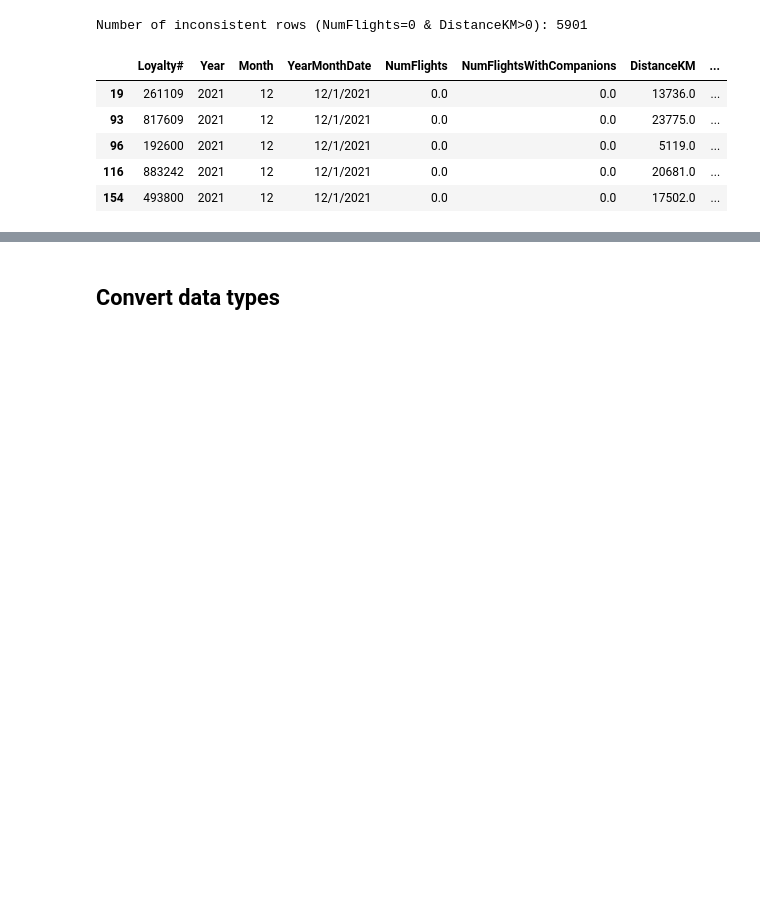
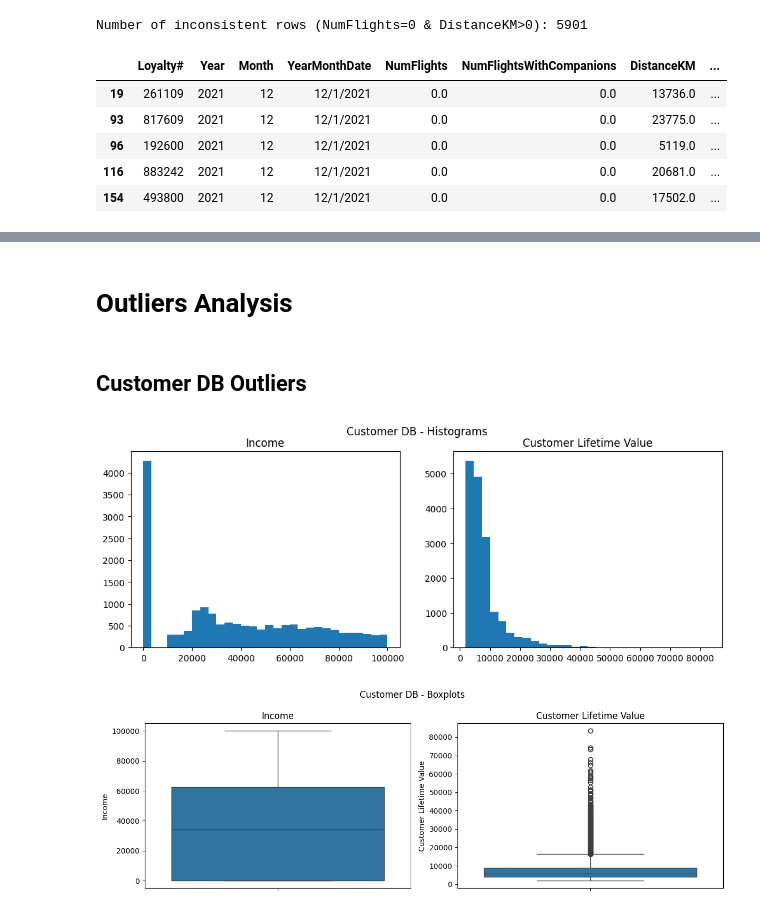
Before and after one commit to lucasdmcax/data_mining, a Jupyter notebook: Group20_EDA_Code.ipynb, the cells around one changed output, grey strips where cells are left out. Drawn from its saved outputs; the diff is of its cells as text; code cells hidden in the pictures; blank space fills up the shorter version.

```diff
--- a/Group20_EDA_Code.ipynb
+++ b/Group20_EDA_Code.ipynb
@@ -253,9 +107,0 @@ plt.show()
-# %%
-fig, axes = plt.subplots(2, 3, figsize=(20, 8), constrained_layout=True)
-
-for ax, feat in zip(axes.flatten(), numeric_features):
-    ax.hist(flights_db[feat].dropna(), bins=20)
-    ax.set_title(feat, y=-0.13)
-
-plt.suptitle("Flights DB — Histograms")
-plt.show()
@@ -364,11 +145,0 @@ plt.show()
-# %%
-#checking boxplot
-fig, axes = plt.subplots(2, 3,figsize=(20, 8), constrained_layout=True)
-
-for ax, feat in zip(axes.flatten(), numeric_features):
-    sns.boxplot(data=flights_db, x=feat, ax=ax)
-    ax.set_xlabel(feat)
-    ax.set_ylabel('')
-
-fig.suptitle("Flights DB — Box Plots", y=1.02)
-plt.show()
@@ -511,2 +200,26 @@ Apart from that, only two other columns: Income and Customer Life have a very sm
 # %% [markdown]
-## <a id="convert-data-types"></a> Convert data types
+# <a id="outliers"></a> Outliers Analysis
+# %% [markdown]
+## <a id="customer-outliers"></a> Customer DB Outliers
+# %%
+numeric_features = ["Income", "Customer Lifetime Value"]
+
+# Histograms
+fig, axes = plt.subplots(1, 2, figsize=(12, 4))
+for ax, feat in zip(axes.flatten(), numeric_features):
+    ax.hist(customer_db[feat].dropna(), bins=30)
+    ax.set_title(feat)
+plt.suptitle("Customer DB - Histograms")
+plt.show()
+
+# Boxplots
+fig, axes = plt.subplots(1, 2, figsize=(12, 4))
+for ax, feat in zip(axes.flatten(), numeric_features):
+    sns.boxplot(data=customer_db, y=feat, ax=ax)
+    ax.set_title(feat)
+plt.suptitle("Customer DB - Boxplots")
+plt.tight_layout()
+plt.show()
+# %% [output]
+[figure, added]
+[figure, added]
```
Also changed, not shown: parts of 69 cells of this notebook, 1 other file.
